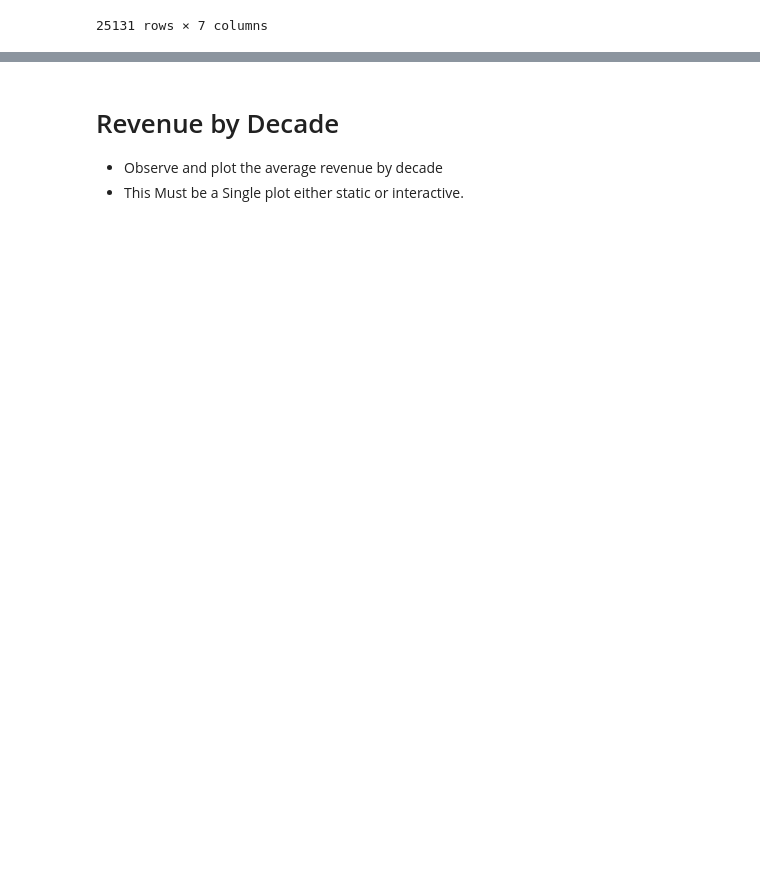
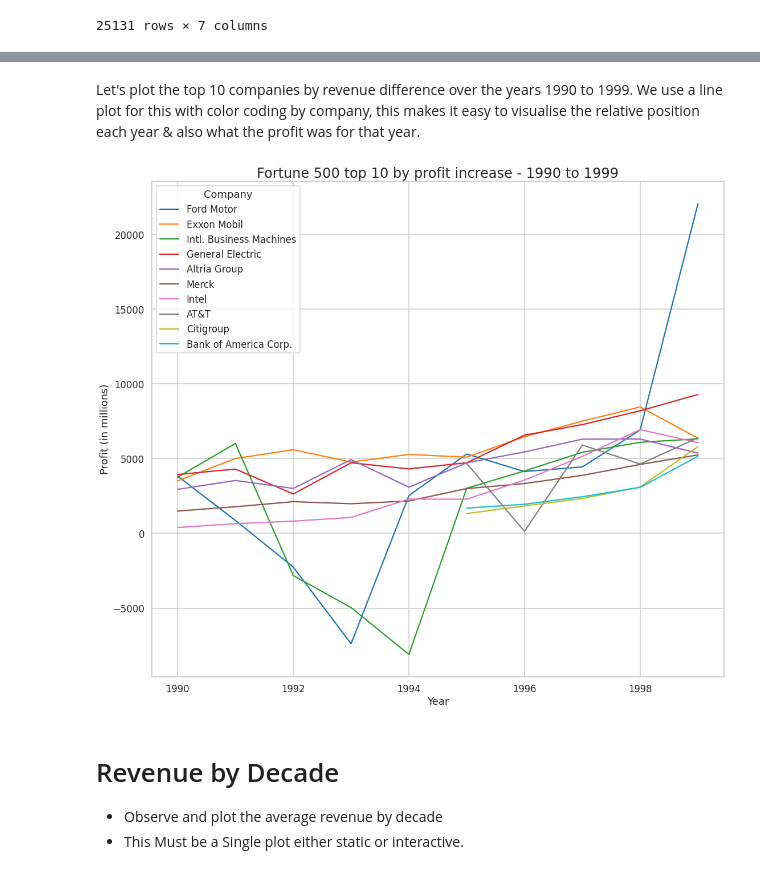
Before and after one commit to sean-halpin/data_vis, a Jupyter notebook: data_vis.ipynb, the cells around one changed output, grey strips where cells are left out. Drawn from its saved outputs; the diff is of its cells as text; code cells hidden in the pictures; blank space fills up the shorter version.

```diff
--- a/data_vis.ipynb
+++ b/data_vis.ipynb
@@ -323,0 +354,3 @@ df.loc[(df['Year'] == 1999)].sort_values("profit_diff_1990", ascending=False)
+# %%
+top_ten_data = df.loc[(df['Company'].isin(top_ten_companies)) & (df['Year'].between(1990,1999))]
+top_ten_data
@@ -324,3 +371,14 @@ df.loc[(df['Year'] == 1999)].sort_values("profit_diff_1990", ascending=False)
+# %% [markdown]
+Let's plot the top 10 companies by revenue difference over the years 1990 to 1999. We use a line plot for this with color coding by company, this makes it easy to visualise the relative position each year & also what the profit was for that year.
+# %%
+plt.figure(figsize=(18, 16))
+ax = sns.lineplot(x="Year",
+                  y="Profit (in millions)",
+                  hue="Company",
+                  data=top_ten_data)
+ax.set_title('Fortune 500 top 10 by profit increase - 1990 to 1999', fontsize=24);
+# %% [output]
+[figure, added]
 # %% [markdown]
 # Revenue by Decade
 
```
Also changed, not shown: parts of 29 cells of this notebook.
